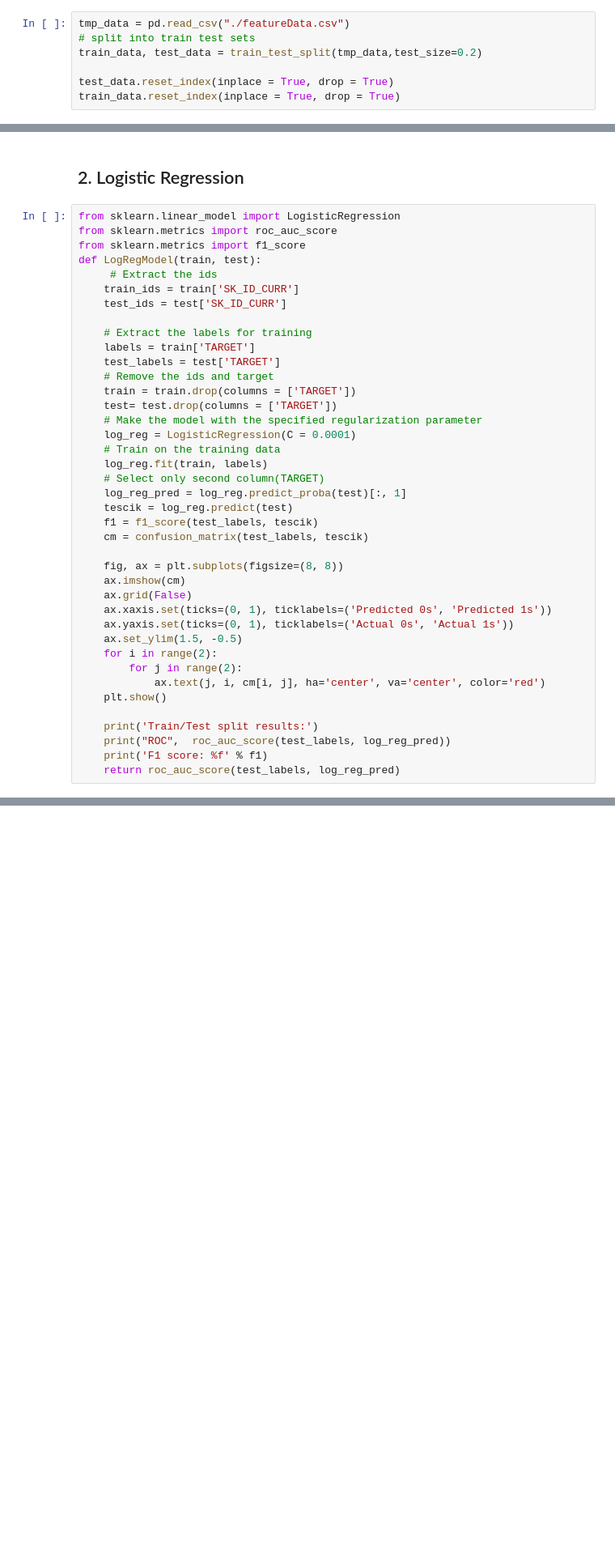
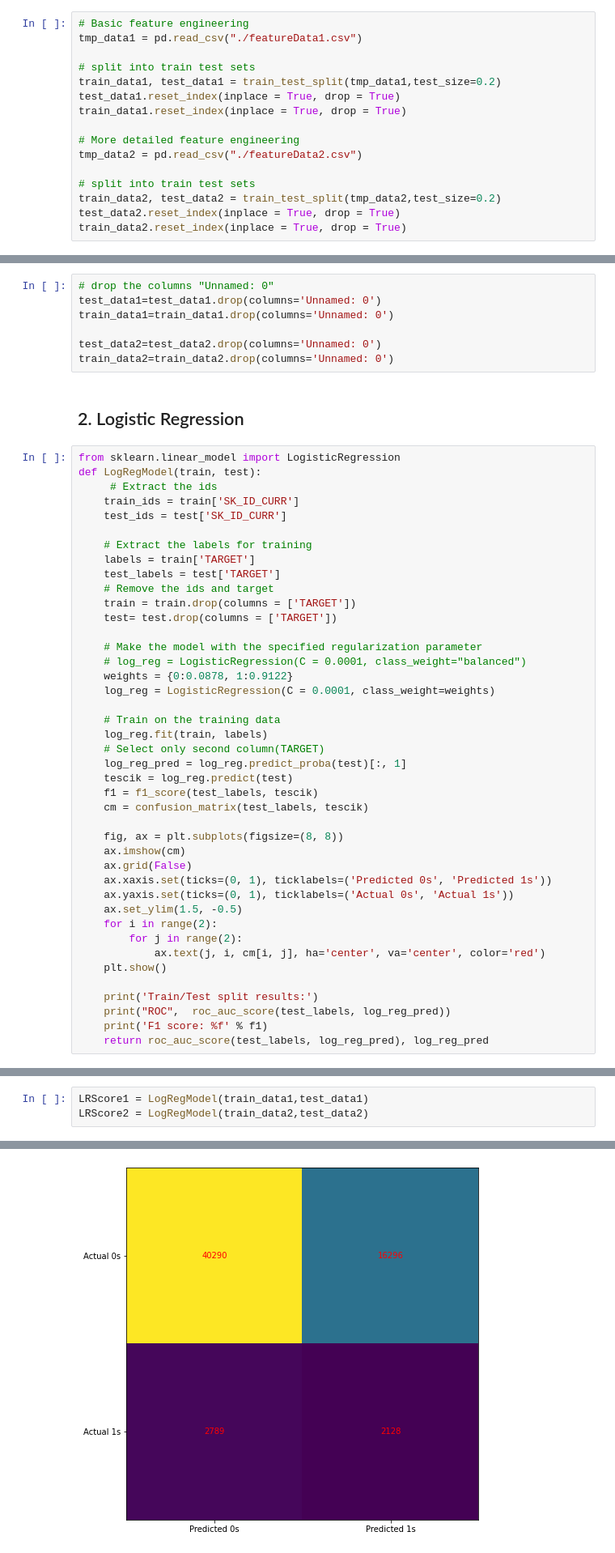
Before and after one commit to IML-Project/Home_Credit_Default_Risk_Project, a Jupyter notebook: Models.ipynb, the cells around one changed output, grey strips where cells are left out. Shown: that part at 81% size. Saved outputs shown, nothing was run; the diff lists cells and outputs as text; blank space fills up the shorter version.

```diff
--- a/Models.ipynb
+++ b/Models.ipynb
@@ -30,7 +31,16 @@ from sklearn.metrics import classification_report, confusion_matrix
 # %%
-tmp_data = pd.read_csv("./featureData.csv")
+# Basic feature engineering
+tmp_data1 = pd.read_csv("./featureData1.csv")
+
 # split into train test sets
-train_data, test_data = train_test_split(tmp_data,test_size=0.2)
+train_data1, test_data1 = train_test_split(tmp_data1,test_size=0.2)
+test_data1.reset_index(inplace = True, drop = True)
+train_data1.reset_index(inplace = True, drop = True)
 
-test_data.reset_index(inplace = True, drop = True)
-train_data.reset_index(inplace = True, drop = True)
+# More detailed feature engineering
+tmp_data2 = pd.read_csv("./featureData2.csv")
+
+# split into train test sets
+train_data2, test_data2 = train_test_split(tmp_data2,test_size=0.2)
+test_data2.reset_index(inplace = True, drop = True)
+train_data2.reset_index(inplace = True, drop = True)
@@ -50,9 +47,14 @@ test_data.head()
+# %%
+# drop the columns "Unnamed: 0"
+test_data1=test_data1.drop(columns='Unnamed: 0')
+train_data1=train_data1.drop(columns='Unnamed: 0')
+
+test_data2=test_data2.drop(columns='Unnamed: 0')
+train_data2=train_data2.drop(columns='Unnamed: 0')
 # %% [markdown]
 ## 2. Logistic Regression <a class="anchor" id="first-bullet"></a>
 # %%
 from sklearn.linear_model import LogisticRegression
-from sklearn.metrics import roc_auc_score
-from sklearn.metrics import f1_score
 def LogRegModel(train, test):
      # Extract the ids
     train_ids = train['SK_ID_CURR']
@@ -64,8 +66,12 @@ def LogRegModel(train, test):
     # Remove the ids and target
     train = train.drop(columns = ['TARGET'])
     test= test.drop(columns = ['TARGET'])
+
     # Make the model with the specified regularization parameter
-    log_reg = LogisticRegression(C = 0.0001)
+    # log_reg = LogisticRegression(C = 0.0001, class_weight="balanced")
+    weights = {0:0.0878, 1:0.9122}
+    log_reg = LogisticRegression(C = 0.0001, class_weight=weights)
+
     # Train on the training data
     log_reg.fit(train, labels)
     # Select only second column(TARGET)
@@ -88,4 +94,4 @@ def LogRegModel(train, test):
     print('Train/Test split results:')
     print("ROC",  roc_auc_score(test_labels, log_reg_pred))
     print('F1 score: %f' % f1)
-    return roc_auc_score(test_labels, log_reg_pred)
+    return roc_auc_score(test_labels, log_reg_pred), log_reg_pred
@@ -105,0 +98,4 @@ F1 score: 0.000000
+# %%
+LRScore1 = LogRegModel(train_data1,test_data1)
+LRScore2 = LogRegModel(train_data2,test_data2)
+# %% [output]
@@ -105,0 +109 @@ F1 score: 0.000000
+[figure, added]
```
Also changed, not shown: parts of 43 cells of this notebook.
